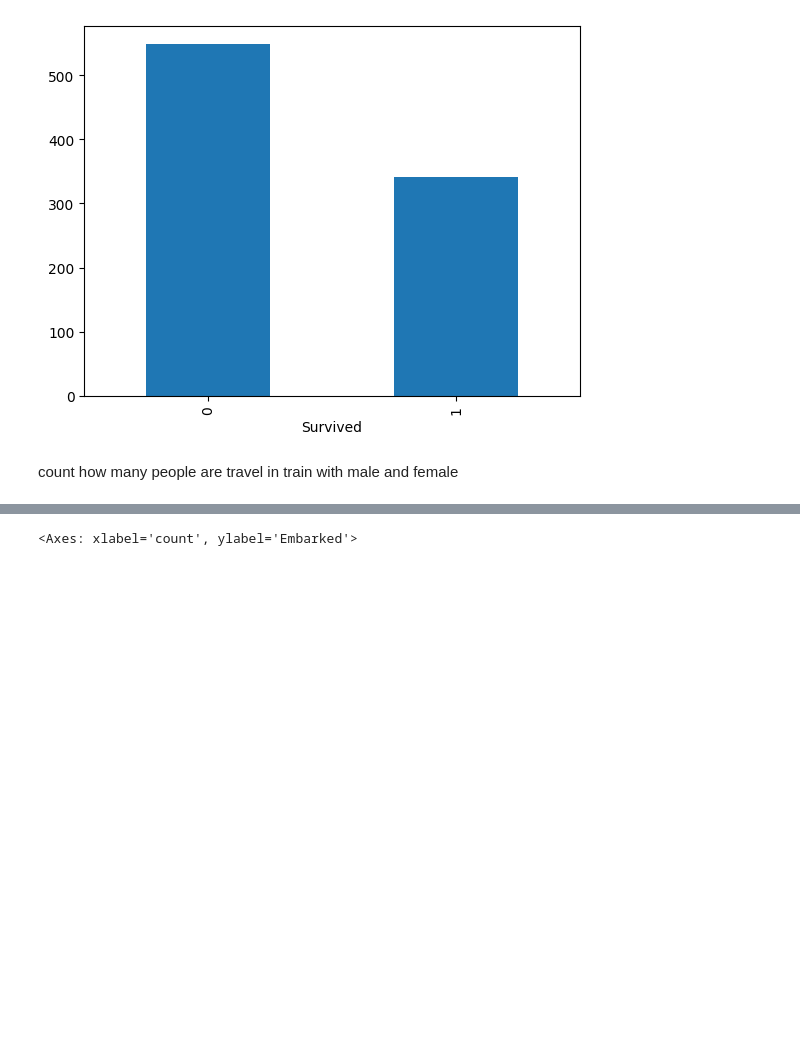
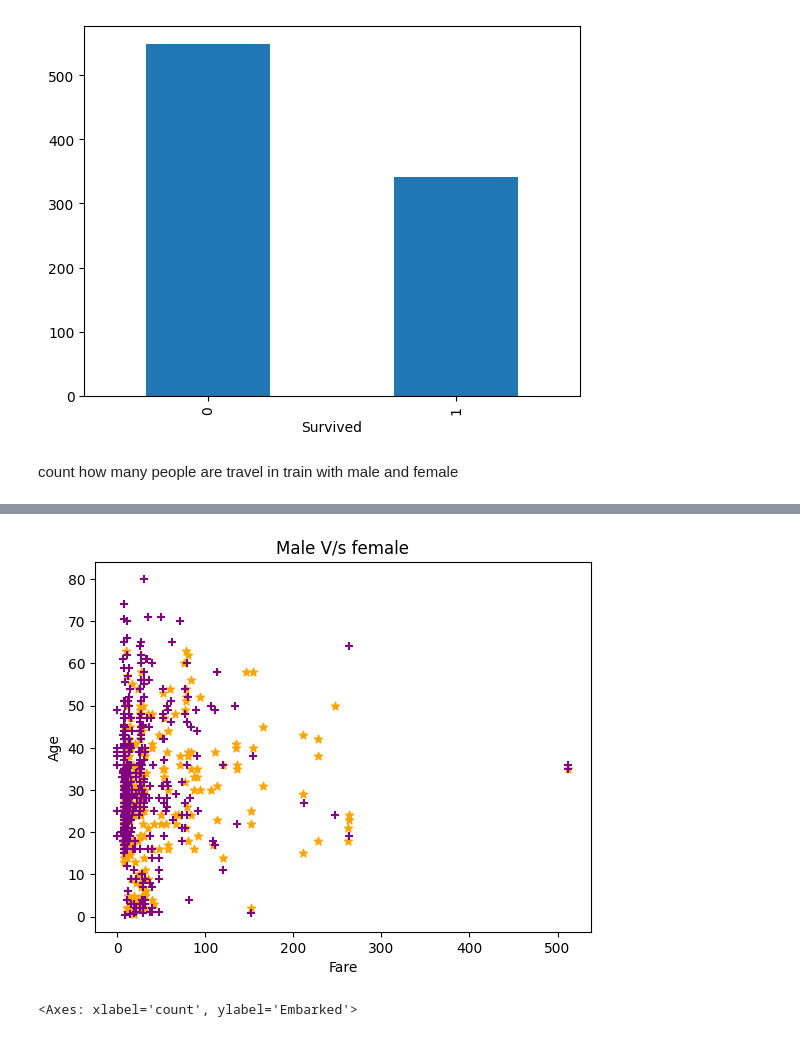
Before and after one commit to 960Subhamsingh/Data-Sciences, a Jupyter notebook: 4. understanding your data descriptive analysis/understanding your data descriptive analysis.ipynb, the cells around one changed output, grey strips where cells are left out. Cells and saved outputs as stored; diff of their text form; code cells hidden in the pictures; blank space fills up the shorter version.

```diff
--- a/4. understanding your data descriptive analysis/understanding your data descriptive analysis.ipynb
+++ b/4. understanding your data descriptive analysis/understanding your data descriptive analysis.ipynb
@@ -123,3 +160,16 @@ df['Sex'].value_counts().plot(kind='pie', autopct='%.2f')
+# %%
+plt.scatter( female.Fare, female.Age,
+label='Female',color='orange',marker='*')
+
+plt.scatter(male.Fare, male.Age , label='male', color='purple' , marker='+')
+
+plt.xlabel('Fare')
+plt.ylabel('Age')
+plt.title('Male V/s female')
+
+plt.show()
+# %% [output]
+[figure, added]
 # %%
 sns.countplot(df['Embarked'])
 # %% [output]
```
Also changed, not shown: parts of 9 cells of this notebook.
